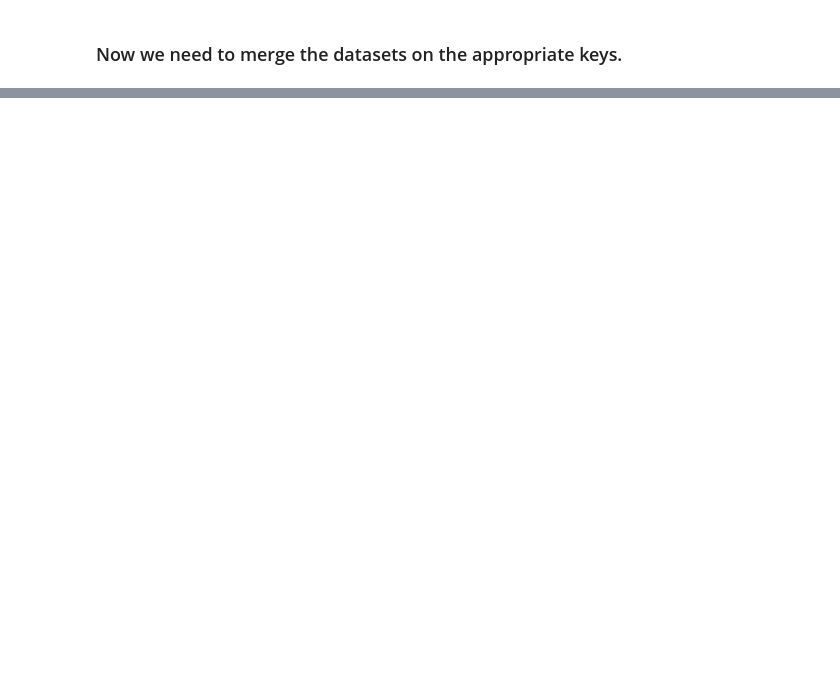
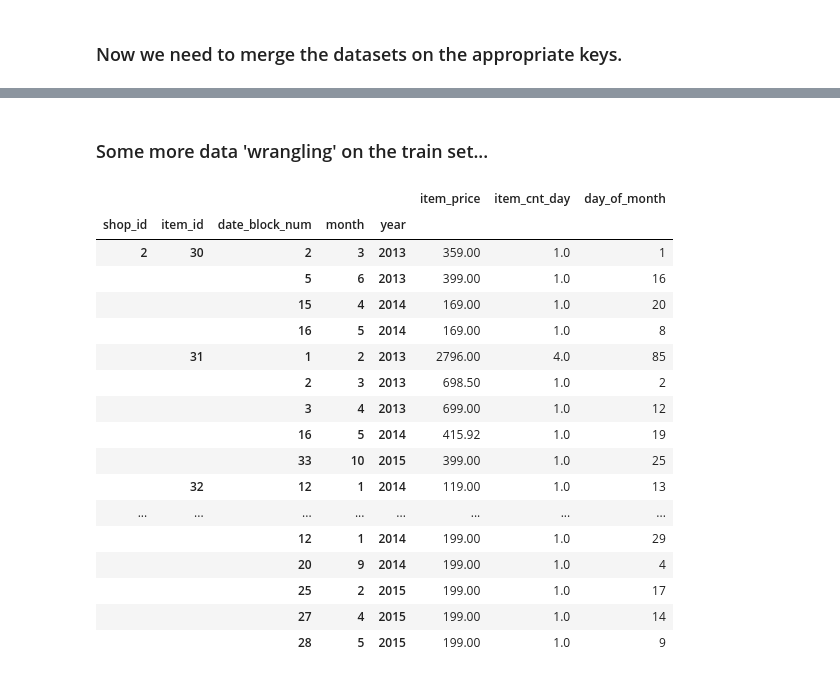
Before and after one commit to ROARMarketingConcepts/Data-Analysis-Projects, a Jupyter notebook: Predict_Future_Sales_Coursera_Challenge.ipynb, the cells around one changed output, grey strips where cells are left out. Drawn from its saved outputs; the diff is of its cells as text; code cells hidden in the pictures; blank space fills up the shorter version.

```diff
--- a/Predict_Future_Sales_Coursera_Challenge.ipynb
+++ b/Predict_Future_Sales_Coursera_Challenge.ipynb
@@ -313,0 +335,27 @@ plt.show()
+# %% [markdown]
+### Some more data 'wrangling' on the train set...
+# %%
+train = train.drop('date', axis=1)
+train = train.drop('item_category_id', axis=1)
+train = train.groupby(['shop_id', 'item_id', 'date_block_num', 'month', 'year']).sum()
+train = train.sort_index()
+train.head(25)
+# %% [output]
+|  |  |  |  |  | item_price | item_cnt_day | day_of_month |
+| shop_id | item_id | date_block_num | month | year |  |  |  |
+| 2 | 30 | 2 | 3 | 2013 | 359.00 | 1.0 | 1 |
+|  |  | 5 | 6 | 2013 | 399.00 | 1.0 | 16 |
+|  |  | 15 | 4 | 2014 | 169.00 | 1.0 | 20 |
+|  |  | 16 | 5 | 2014 | 169.00 | 1.0 | 8 |
+|  | 31 | 1 | 2 | 2013 | 2796.00 | 4.0 | 85 |
+|  |  | 2 | 3 | 2013 | 698.50 | 1.0 | 2 |
+|  |  | 3 | 4 | 2013 | 699.00 | 1.0 | 12 |
+|  |  | 16 | 5 | 2014 | 415.92 | 1.0 | 19 |
+|  |  | 33 | 10 | 2015 | 399.00 | 1.0 | 25 |
+|  | 32 | 12 | 1 | 2014 | 119.00 | 1.0 | 13 |
+| ... | ... | ... | ... | ... | ... | ... | ... |
+|  |  | 12 | 1 | 2014 | 199.00 | 1.0 | 29 |
+|  |  | 20 | 9 | 2014 | 199.00 | 1.0 | 4 |
+|  |  | 25 | 2 | 2015 | 199.00 | 1.0 | 17 |
+|  |  | 27 | 4 | 2015 | 199.00 | 1.0 | 14 |
+|  |  | 28 | 5 | 2015 | 199.00 | 1.0 | 9 |
```
Also changed, not shown: parts of 79 cells of this notebook.
